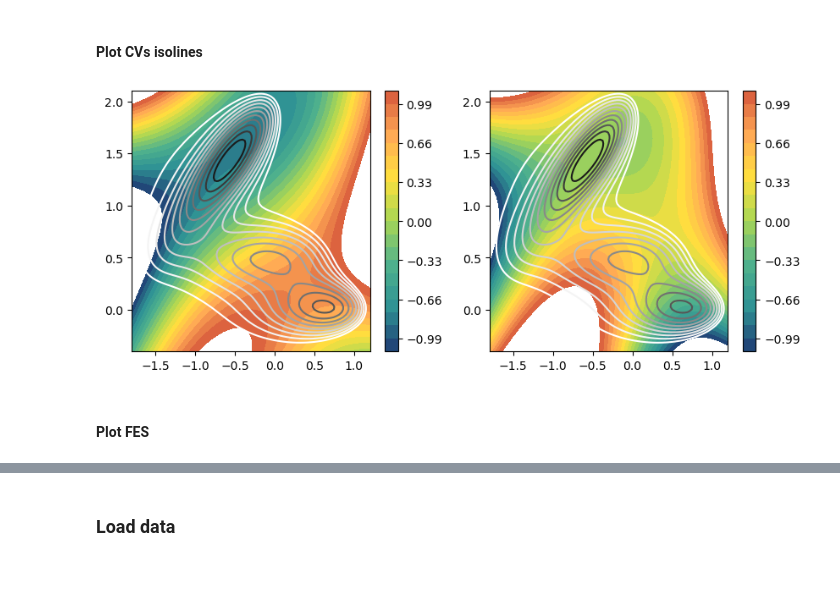
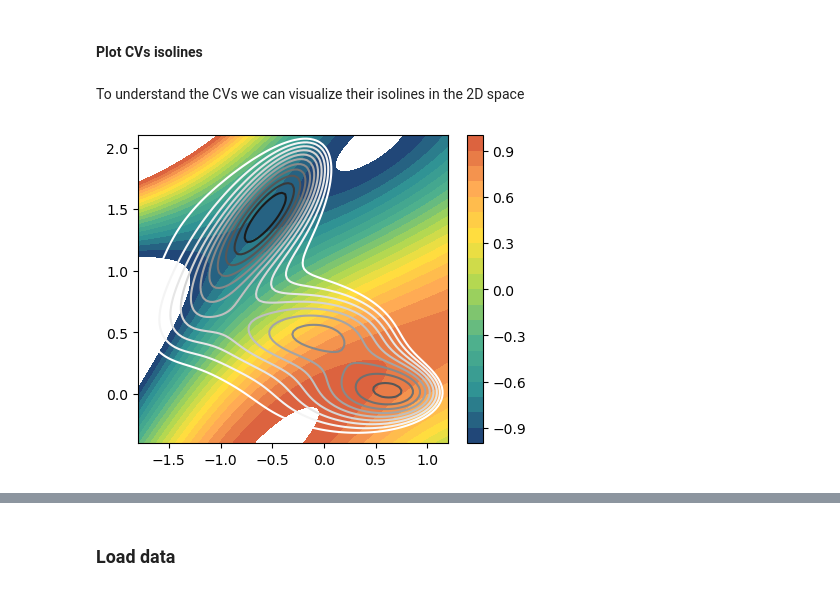
Before and after one commit to luigibonati/mlcolvar, a Jupyter notebook: docs/notebooks/cvs_DeepTICA.ipynb, the cells around one changed output, grey strips where cells are left out. Cells and saved outputs as stored; diff of their text form; code cells hidden in the pictures.

```diff
--- a/docs/notebooks/cvs_DeepTICA.ipynb
+++ b/docs/notebooks/cvs_DeepTICA.ipynb
@@ -72,0 +97,10 @@ datamodule = DictModule(dataset,lengths=[0.8,0.2])#,random_split=False,shuffle=F
+# %%
+# Inspect linear combination vs potential
+fig,axs = plt.subplots( 1, n_components, figsize=(5*n_components,4) )
+if n_components == 1:
+    axs = [axs]
+for i in range(n_components):
+    ax = axs[i]
+    plot_isolines_2D(muller_brown_potential,levels=np.linspace(0,24,12),mode='contour',ax=ax)
+    plot_isolines_2D(tica, component=i, levels=15, ax=ax)
+    ax.scatter(X[:,0],X[:,1],s=1, alpha=0.5,c='w')
@@ -77,11 +115,13 @@ datamodule = DictModule(dataset,lengths=[0.8,0.2])#,random_split=False,shuffle=F
 # %%
 from mlcolvar.cvs import DeepTICA
 
-n_components = 2
-nn_layers = [2, 15, 15, n_components]
-options= {'nn': {'activation': 'shifted_softplus'}}
+n_components = 1
+nn_layers = [2, 15, 15, 5]
+options= {'nn': {'activation': 'shifted_softplus'} }
 
-model = DeepTICA(nn_layers, options=options)
+model = DeepTICA(nn_layers, n_cvs=n_components, options=options)
+#model.loss_fn.n_eig = n_components
+
 model
 # %% [output]
 DeepTICA(
@@ -152,0 +201,14 @@ model.postprocessing = norm
+# %%
+from mlcolvar.utils.fes import compute_fes
+
+fig,axs = plt.subplots(1,n_components,figsize=(6*n_components,5),dpi=100)
+if n_components == 1:
+    axs = [axs]
+
+for i in range(n_components):
+    # restrict the second CV to the points in which the first is < 0
+    fes,grid,bounds,error = compute_fes(s[:,i],
+                                        blocks=2,
+                                        bandwidth=0.02,scale_by='range',
+                                        plot=True, plot_max_fes=100, ax = axs[i])
+    axs[i].set_xlabel('Deep-TICA '+str(i+1))
@@ -153,15 +217,16 @@ model.postprocessing = norm
 # %% [markdown]
 #### Plot CVs isolines
+# %% [markdown]
+To understand the CVs we can visualize their isolines in the 2D space
 # %%
 fig,axs = plt.subplots( 1, n_components, figsize=(5*n_components,4) )
 if n_components == 1:
     axs = [axs]
 for i in range(n_components):
     ax = axs[i]
+
     plot_isolines_2D(muller_brown_potential,levels=np.linspace(0,24,12),mode='contour',ax=ax)
-    plot_isolines_2D(model, component=i, levels=np.linspace(-1.1,1.1,21), ax=ax)
-    #plot_isolines_2D(model, component=i, mode='contour', levels=25, ax=ax)
+    plot_isolines_2D(model, component=i, levels=np.linspace(-1.,1.,21), ax=ax)
+    #ax.scatter(X[:,0],X[:,1],s=1, alpha=0.2,c='w')
 # %% [output]
-[figure, old version]
+[figure, new version]
-# %% [markdown]
-#### Plot FES
```
Also changed, not shown: parts of 47 cells of this notebook, 5 other files.
